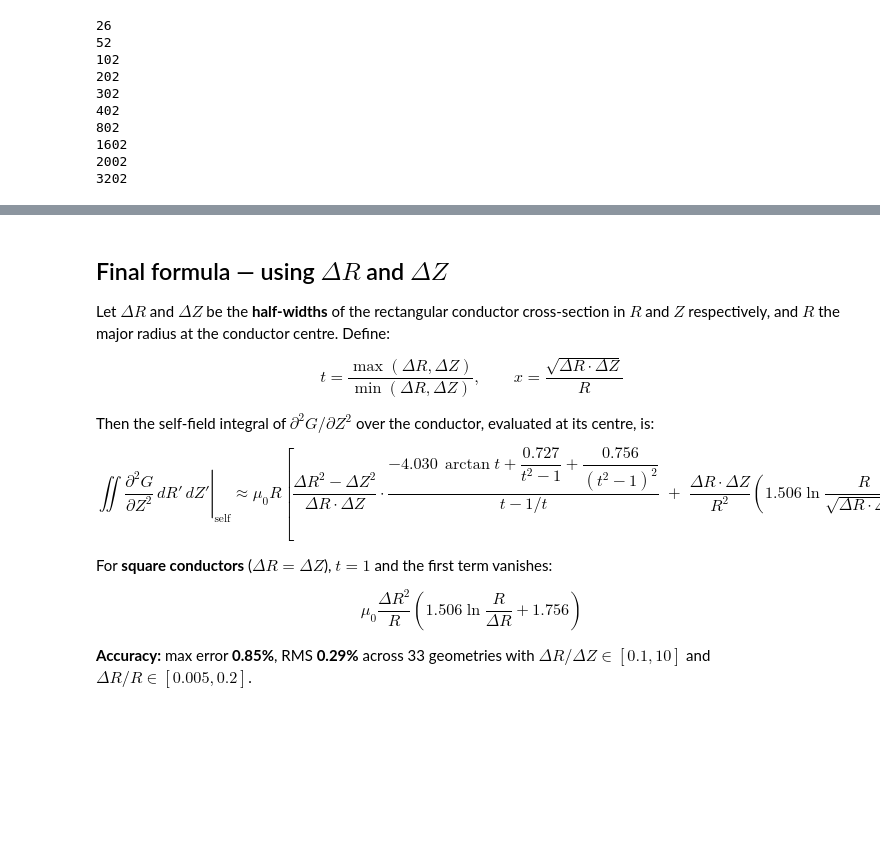
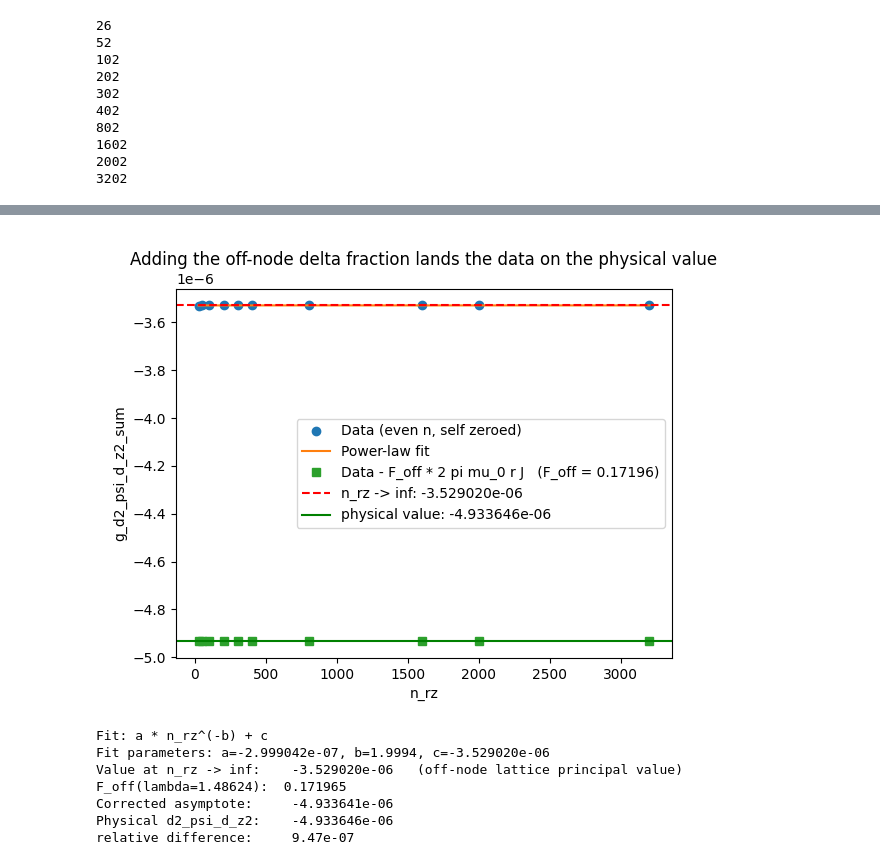
Before and after one commit to tokamak-energy/gsfit, a Jupyter notebook: examples/d2_psi_d_z2_investigation.ipynb, the cells around one changed output, grey strips where cells are left out. Drawn from its saved outputs; the diff is of its cells as text; code cells hidden in the pictures; blank space fills up the shorter version.

```diff
--- a/examples/d2_psi_d_z2_investigation.ipynb
+++ b/examples/d2_psi_d_z2_investigation.ipynb
@@ -2432,16 +152,54 @@ Max |error| = 0.8504%,  RMS = 0.2905%
-# %% [markdown]
-## Final formula — using $\Delta R$ and $\Delta Z$
-
-Let $\Delta R$ and $\Delta Z$ be the **half-widths** of the rectangular conductor cross-section in $R$ and $Z$ respectively, and $R$ the major radius at the conductor centre. Define:
-
-$$t = \frac{\max(\Delta R, \Delta Z)}{\min(\Delta R, \Delta Z)}, \qquad x = \frac{\sqrt{\Delta R \cdot \Delta Z}}{R}$$
-
-Then the self-field integral of $\partial^2 G/\partial Z^2$ over the conductor, evaluated at its centre, is:
-
-$$\boxed{\left.\iint \frac{\partial^2 G}{\partial Z^2}\, dR'\, dZ'\right|_{\text{self}} \approx \mu_0 R \left[\frac{\Delta R^2 - \Delta Z^2}{\Delta R \cdot \Delta Z} \cdot \frac{-4.030\,\arctan t + \dfrac{0.727}{t^2 - 1} + \dfrac{0.756}{(t^2 - 1)^2}}{t - 1/t} \;+\; \frac{\Delta R \cdot \Delta Z}{R^2}\!\left(1.506\ln\frac{R}{\sqrt{\Delta R \cdot \Delta Z}} + 1.756 - 0.178\ln t\right)\right]}$$
-
-For **square conductors** ($\Delta R = \Delta Z$), $t = 1$ and the first term vanishes:
-
-$$\mu_0 \frac{\Delta R^2}{R}\!\left(1.506\ln\frac{R}{\Delta R} + 1.756\right)$$
-
-**Accuracy:** max error **0.85%**, RMS **0.29%** across 33 geometries with $\Delta R/\Delta Z \in [0.1, 10]$ and $\Delta R/R \in [0.005, 0.2]$.
+# %%
+from scipy.optimize import curve_fit
+
+def power_law(x, a, b, c):
+    return a * np.power(x, -b) + c
+
+popt, pcov = curve_fit(power_law, n_rzs, g_d2_psi_d_z2_sums, p0=[1e-5, 2.0, 2e-7])
+
+n_rzs_fine = np.linspace(min(n_rzs), max(n_rzs), 500)
+fitted = power_law(n_rzs_fine, *popt)
+
+asymptotic_value = popt[2]
+
+# Delta-function correction for THIS sampling configuration.
+# The even-n data has the sensor at a plaquette CENTRE (between filaments), for which
+# the fraction of the delta  -2*pi*mu_0*r*J  carried by psi_zz is
+#   F_off(lambda) = 1 - (pi/lambda) * sum_{n>=0} sech^2(pi*(n+1/2)/lambda)
+# Subtracting the FULL delta would over-correct: psi_zz only carries a fraction of it,
+# the remainder belongs to psi_rr (the two fractions sum to 1).
+j = 1.0
+lam = (conductor_outline_r_right - conductor_outline_r_left) / (conductor_outline_z_top - conductor_outline_z_bottom)  # = d_r/d_z (equal counts in r and z)
+f_off = 1.0 - (np.pi / lam) * sum(1.0 / np.cosh(np.pi * (k + 0.5) / lam) ** 2 for k in range(20))
+delta_function_correction = 2.0 * np.pi * mu_0 * float(sensor_r[0]) * j * f_off
+
+data = np.array(g_d2_psi_d_z2_sums)
+
+plt.figure()
+plt.plot(n_rzs, data, 'o', label='Data (even n, self zeroed)')
+plt.plot(n_rzs_fine, fitted, '-', label='Power-law fit')
+plt.plot(n_rzs, data - delta_function_correction, 's', label=f'Data - F_off * 2 pi mu_0 r J   (F_off = {f_off:.5f})')
+plt.axhline(y=asymptotic_value, color='r', linestyle='--', label=f'n_rz -> inf: {asymptotic_value:.6e}')
+plt.axhline(y=physical_d2_psi_d_z2, color='g', linestyle='-', label=f'physical value: {physical_d2_psi_d_z2:.6e}')
+plt.xlabel('n_rz')
+plt.ylabel('g_d2_psi_d_z2_sum')
+plt.title('Adding the off-node delta fraction lands the data on the physical value')
+plt.legend()
+plt.show()
+
+print(f"Fit: a * n_rz^(-b) + c")
+print(f"Fit parameters: a={popt[0]:.6e}, b={popt[1]:.4f}, c={popt[2]:.6e}")
+print(f"Value at n_rz -> inf:    {asymptotic_value:.6e}   (off-node lattice principal value)")
+print(f"F_off(lambda={lam:.5f}):  {f_off:.6f}")
+print(f"Corrected asymptote:     {asymptotic_value - delta_function_correction:.6e}")
+print(f"Physical d2_psi_d_z2:    {physical_d2_psi_d_z2:.6e}")
+print(f"relative difference:     {abs((asymptotic_value - delta_function_correction) / physical_d2_psi_d_z2 - 1.0):.2e}")
+# %% [output]
+[figure, added]
+Fit: a * n_rz^(-b) + c
+Fit parameters: a=-2.999042e-07, b=1.9994, c=-3.529020e-06
+Value at n_rz -> inf:    -3.529020e-06   (off-node lattice principal value)
+F_off(lambda=1.48624):  0.171965
+Corrected asymptote:     -4.933641e-06
+Physical d2_psi_d_z2:    -4.933646e-06
+relative difference:     9.47e-07
```
Also changed, not shown: parts of 52 cells of this notebook, 2 other files.
